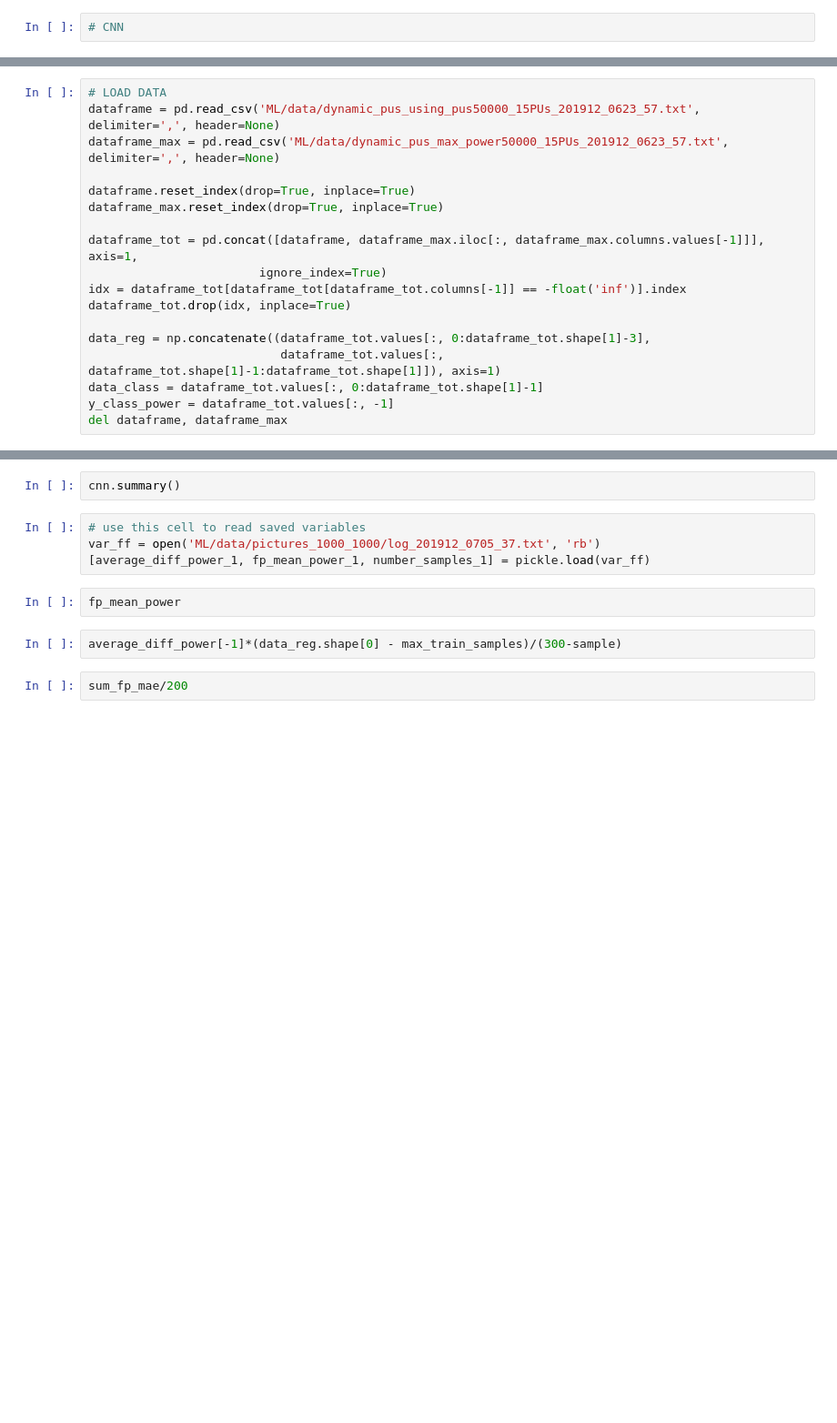
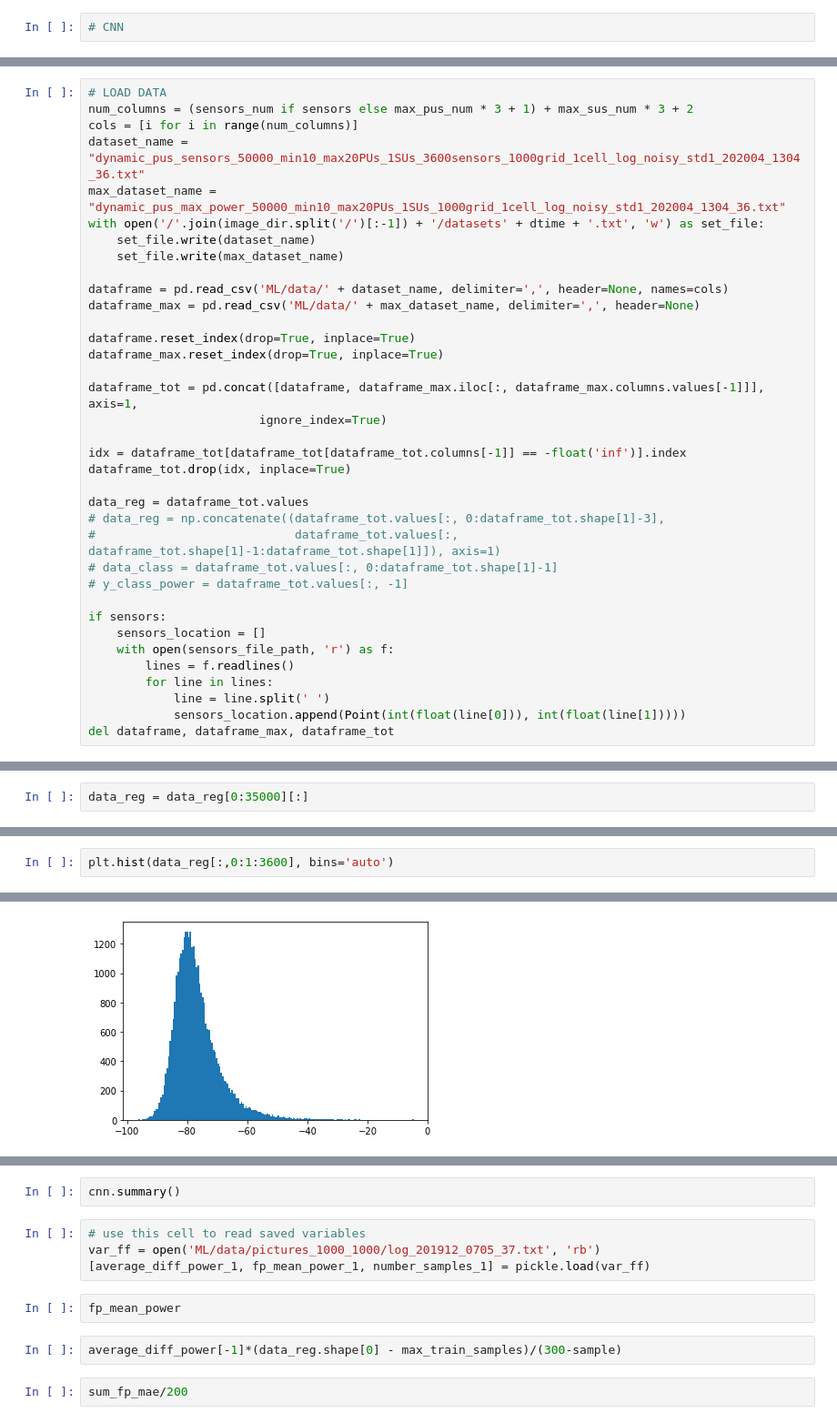
Before and after one commit to shahrokh765/MLSpectrumAllocation, a Jupyter notebook: CNN.ipynb, the cells around one changed output, grey strips where cells are left out. Shown: that part at 91% size. Cells and saved outputs as stored; diff of their text form; blank space fills up the shorter version.

```diff
--- a/CNN.ipynb
+++ b/CNN.ipynb
@@ -23,18 +91,36 @@ float_memory_used = 'float32'
 # %%
 # LOAD DATA
-dataframe = pd.read_csv('ML/data/dynamic_pus_using_pus50000_15PUs_201912_0623_57.txt', delimiter=',', header=None)
-dataframe_max = pd.read_csv('ML/data/dynamic_pus_max_power50000_15PUs_201912_0623_57.txt', delimiter=',', header=None)
+num_columns = (sensors_num if sensors else max_pus_num * 3 + 1) + max_sus_num * 3 + 2
+cols = [i for i in range(num_columns)]
+dataset_name = "dynamic_pus_sensors_50000_min10_max20PUs_1SUs_3600sensors_1000grid_1cell_log_noisy_std1_202004_1304_36.txt"
+max_dataset_name = "dynamic_pus_max_power_50000_min10_max20PUs_1SUs_1000grid_1cell_log_noisy_std1_202004_1304_36.txt"
+with open('/'.join(image_dir.split('/')[:-1]) + '/datasets' + dtime + '.txt', 'w') as set_file:
+    set_file.write(dataset_name)
+    set_file.write(max_dataset_name)
+
+dataframe = pd.read_csv('ML/data/' + dataset_name, delimiter=',', header=None, names=cols)
+dataframe_max = pd.read_csv('ML/data/' + max_dataset_name, delimiter=',', header=None)
 
 dataframe.reset_index(drop=True, inplace=True)
 dataframe_max.reset_index(drop=True, inplace=True)
 
 dataframe_tot = pd.concat([dataframe, dataframe_max.iloc[:, dataframe_max.columns.values[-1]]], axis=1,
                         ignore_index=True)
+
 idx = dataframe_tot[dataframe_tot[dataframe_tot.columns[-1]] == -float('inf')].index
 dataframe_tot.drop(idx, inplace=True)
 
-data_reg = np.concatenate((dataframe_tot.values[:, 0:dataframe_tot.shape[1]-3],
-                           dataframe_tot.values[:, dataframe_tot.shape[1]-1:dataframe_tot.shape[1]]), axis=1)
-data_class = dataframe_tot.values[:, 0:dataframe_tot.shape[1]-1]
-y_class_power = dataframe_tot.values[:, -1]
-del dataframe, dataframe_max
+data_reg = dataframe_tot.values
+# data_reg = np.concatenate((dataframe_tot.values[:, 0:dataframe_tot.shape[1]-3],
+#                            dataframe_tot.values[:, dataframe_tot.shape[1]-1:dataframe_tot.shape[1]]), axis=1)
+# data_class = dataframe_tot.values[:, 0:dataframe_tot.shape[1]-1]
+# y_class_power = dataframe_tot.values[:, -1]
+
+if sensors:
+    sensors_location = []
+    with open(sensors_file_path, 'r') as f:
+        lines = f.readlines()
+        for line in lines:
+            line = line.split(' ')
+            sensors_location.append(Point(int(float(line[0])), int(float(line[1]))))
+del dataframe, dataframe_max, dataframe_tot
@@ -60,3 +131,5 @@ image_dir = 'ML/data/pictures_' + str(max_x) + '_' + str(max_y) + '/pu_' + pu_sh
+# %%
+data_reg = data_reg[0:35000][:]
 # %%
 def euclidian_distance(p1: Point, p2: Point):
     return ((p1.x - p2.x) ** 2 + (p1.y - p2.y) ** 2) ** 0.5
@@ -184,2 +396,5 @@ def points_inside_shape(center: Point, shape: str, param)-> list:
 # TODO: Consider using min_max normalization becasue difference between values using
 # z-score is huge since most of the pixels have the same value, noise floor
+# %%
+plt.hist(data_reg[:,0:1:3600], bins='auto')
+# %% [output]
@@ -186,3 +418,4 @@ def points_inside_shape(center: Point, shape: str, param)-> list:
+[figure, added]
 # %%
 # Saving images once to save time
 # run this cell just for creating images
```
Also changed, not shown: parts of 63 cells of this notebook, 10 other files.
